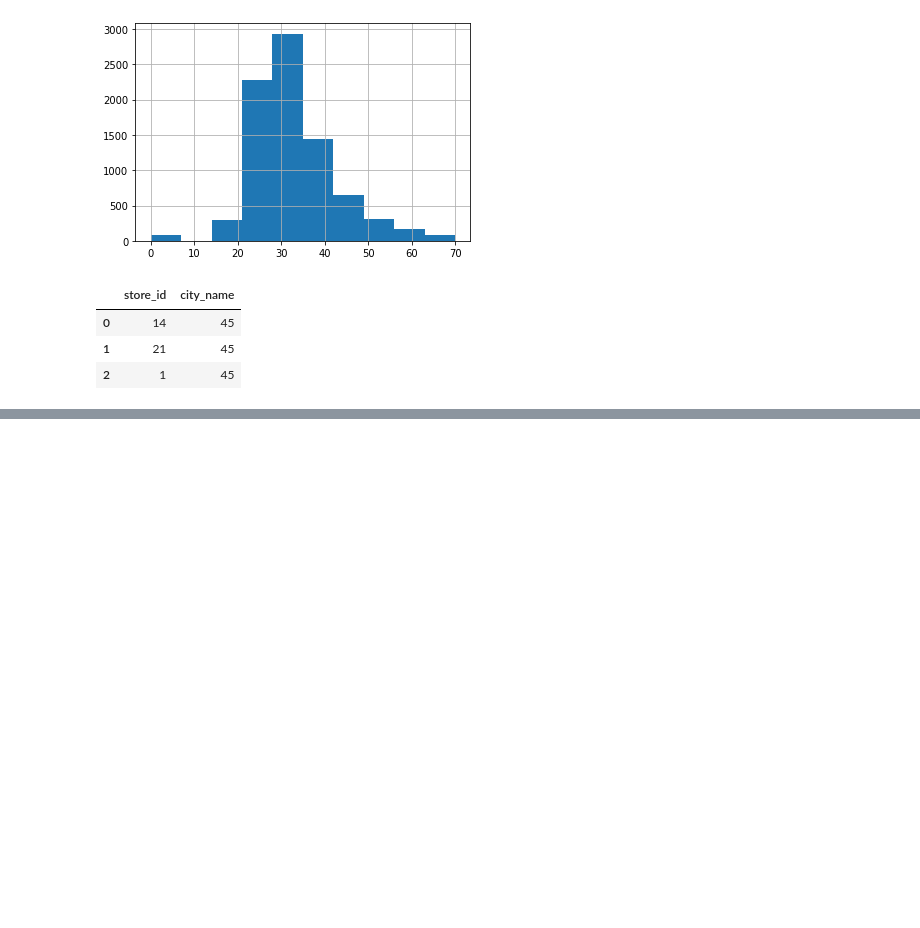
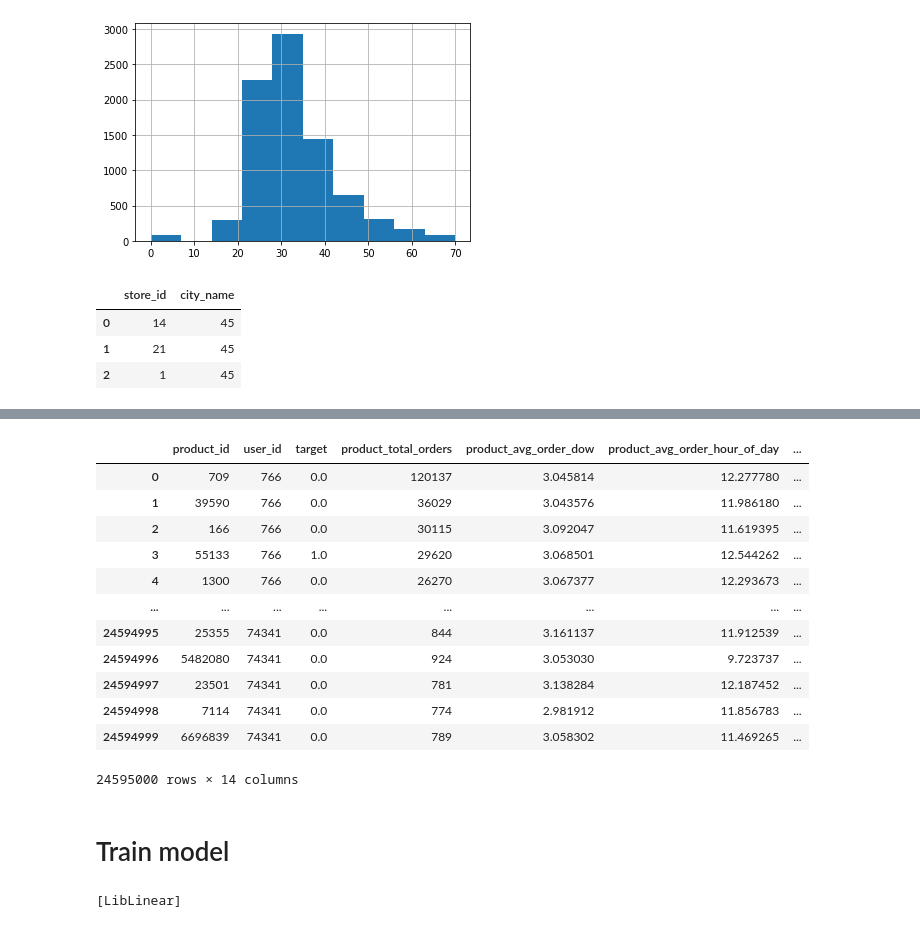
Before and after one commit to zakajd/sbermarket, a Jupyter notebook: Merge.ipynb, the cells around one changed output, grey strips where cells are left out. Drawn from its saved outputs; the diff is of its cells as text; code cells hidden in the pictures; blank space fills up the shorter version.

```diff
--- a/Merge.ipynb
+++ b/Merge.ipynb
@@ -344,0 +459,33 @@ Name: product_id, Length: 91994, dtype: int64
+# %%
+X_train = X_train.merge(user_total_orders, how="left")
+
+X_train = X_train.merge(user_total_products, how="left")
+
+X_train = X_train.merge(user_avg_cartsize, how="left")
+# %%
+X_train = X_train.merge(user_product_total_orders, how="left")
+
+X_train = X_train.merge(user_product_order_freq, how="left")
+# %%
+X_train = X_train.merge(order_dow, how="left")
+X_train = X_train.merge(order_time, how="left")
+# %%
+X_train = X_train.merge(last_purchase_days_ago, how="left")
+# %%
+X_train
+# %% [output]
+|  | product_id | user_id | target | product_total_orders | product_avg_order_dow | product_avg_order_hour_of_day | ... |
+| 0 | 709 | 766 | 0.0 | 120137 | 3.045814 | 12.277780 | ... |
+| 1 | 39590 | 766 | 0.0 | 36029 | 3.043576 | 11.986180 | ... |
+| 2 | 166 | 766 | 0.0 | 30115 | 3.092047 | 11.619395 | ... |
+| 3 | 55133 | 766 | 1.0 | 29620 | 3.068501 | 12.544262 | ... |
+| 4 | 1300 | 766 | 0.0 | 26270 | 3.067377 | 12.293673 | ... |
+| ... | ... | ... | ... | ... | ... | ... | ... |
+| 24594995 | 25355 | 74341 | 0.0 | 844 | 3.161137 | 11.912539 | ... |
+| 24594996 | 5482080 | 74341 | 0.0 | 924 | 3.053030 | 9.723737 | ... |
+| 24594997 | 23501 | 74341 | 0.0 | 781 | 3.138284 | 12.187452 | ... |
+| 24594998 | 7114 | 74341 | 0.0 | 774 | 2.981912 | 11.856783 | ... |
+| 24594999 | 6696839 | 74341 | 0.0 | 789 | 3.058302 | 11.469265 | ... |
+24595000 rows × 14 columns
+# %% [markdown]
+# Train model
@@ -344,0 +501,4 @@ Name: product_id, Length: 91994, dtype: int64
+# %%
+lr.fit(X_train_final, y_train)
+# %% [output]
+[LibLinear]
```
Also changed, not shown: parts of 88 cells of this notebook, 3 other files.
